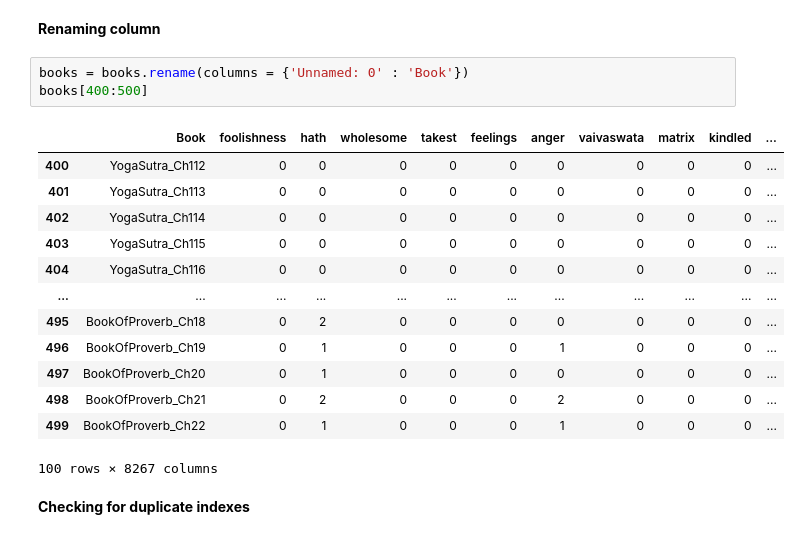
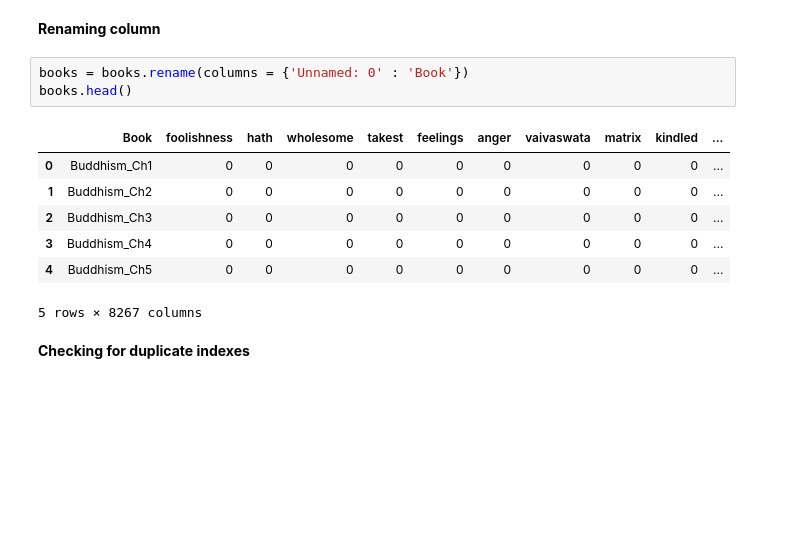
Before and after one commit to lsidarto/datahacks2021, a Jupyter notebook: Datahacks2021.ipynb, the cells around one changed output. Saved outputs shown, nothing was run; the diff lists cells and outputs as text; blank space fills up the shorter version.

```diff
--- a/Datahacks2021.ipynb
+++ b/Datahacks2021.ipynb
@@ -29,21 +29,15 @@ books.head()
 **Renaming column**
 # %%
 books = books.rename(columns = {'Unnamed: 0' : 'Book'})
-books[400:500]
+books.head()
 # %% [output]
 |  | Book | foolishness | hath | wholesome | takest | feelings | anger | vaivaswata | matrix | kindled | ... |
-| 400 | YogaSutra_Ch112 | 0 | 0 | 0 | 0 | 0 | 0 | 0 | 0 | 0 | ... |
-| 401 | YogaSutra_Ch113 | 0 | 0 | 0 | 0 | 0 | 0 | 0 | 0 | 0 | ... |
-| 402 | YogaSutra_Ch114 | 0 | 0 | 0 | 0 | 0 | 0 | 0 | 0 | 0 | ... |
-| 403 | YogaSutra_Ch115 | 0 | 0 | 0 | 0 | 0 | 0 | 0 | 0 | 0 | ... |
-| 404 | YogaSutra_Ch116 | 0 | 0 | 0 | 0 | 0 | 0 | 0 | 0 | 0 | ... |
-| ... | ... | ... | ... | ... | ... | ... | ... | ... | ... | ... | ... |
-| 495 | BookOfProverb_Ch18 | 0 | 2 | 0 | 0 | 0 | 0 | 0 | 0 | 0 | ... |
-| 496 | BookOfProverb_Ch19 | 0 | 1 | 0 | 0 | 0 | 1 | 0 | 0 | 0 | ... |
-| 497 | BookOfProverb_Ch20 | 0 | 1 | 0 | 0 | 0 | 0 | 0 | 0 | 0 | ... |
-| 498 | BookOfProverb_Ch21 | 0 | 2 | 0 | 0 | 0 | 2 | 0 | 0 | 0 | ... |
-| 499 | BookOfProverb_Ch22 | 0 | 1 | 0 | 0 | 0 | 1 | 0 | 0 | 0 | ... |
+| 0 | Buddhism_Ch1 | 0 | 0 | 0 | 0 | 0 | 0 | 0 | 0 | 0 | ... |
+| 1 | Buddhism_Ch2 | 0 | 0 | 0 | 0 | 0 | 0 | 0 | 0 | 0 | ... |
+| 2 | Buddhism_Ch3 | 0 | 0 | 0 | 0 | 0 | 0 | 0 | 0 | 0 | ... |
+| 3 | Buddhism_Ch4 | 0 | 0 | 0 | 0 | 0 | 0 | 0 | 0 | 0 | ... |
+| 4 | Buddhism_Ch5 | 0 | 0 | 0 | 0 | 0 | 0 | 0 | 0 | 0 | ... |
-100 rows × 8267 columns
+5 rows × 8267 columns
 # %% [markdown]
 
 **Checking for duplicate indexes**
```
Also changed, not shown: parts of 3 cells of this notebook, 1 other file.
